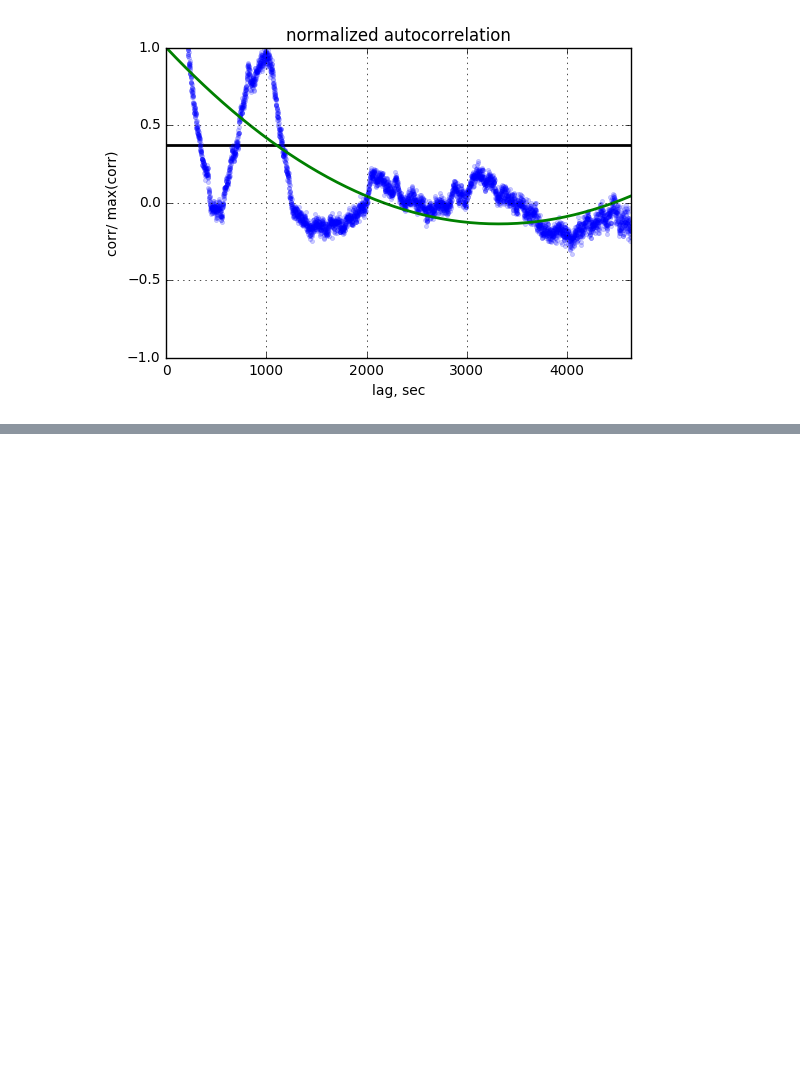
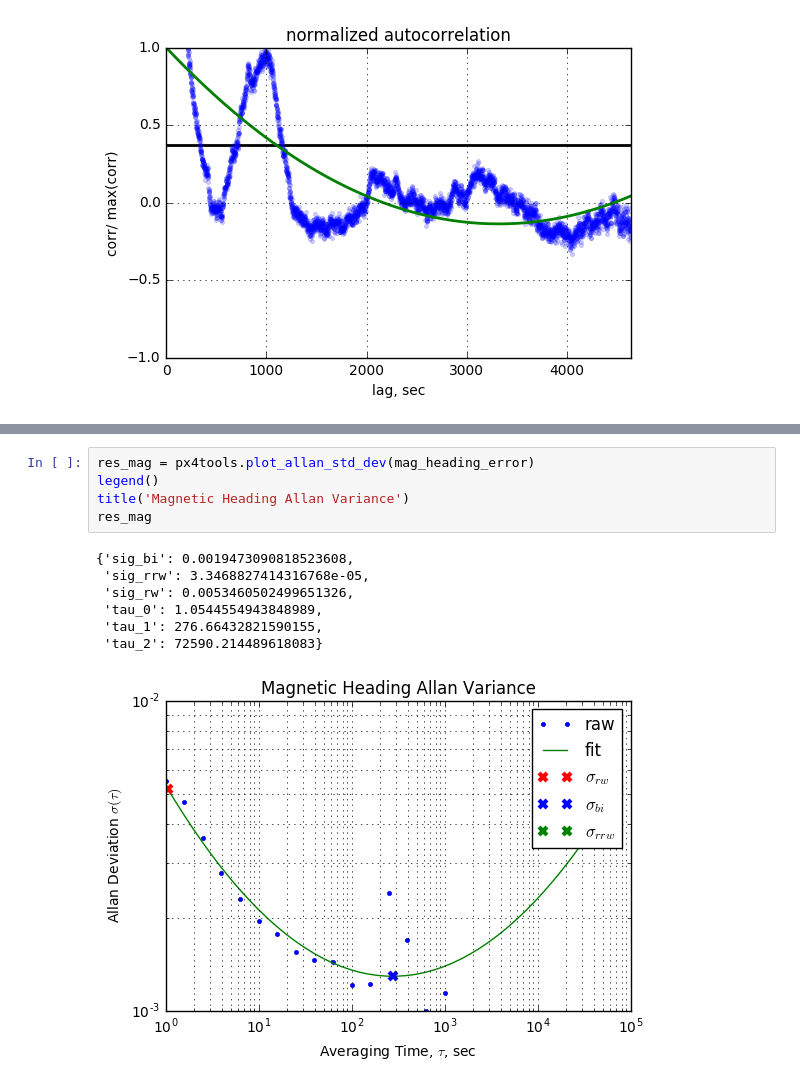
Before and after one commit to jgoppert/iekf_analysis, a Jupyter notebook: Pixhawk Noise Identification.ipynb, the cells around one changed output, grey strips where cells are left out. Saved outputs shown, nothing was run; the diff lists cells and outputs as text; blank space fills up the shorter version.

```diff
--- a/Pixhawk Noise Identification.ipynb
+++ b/Pixhawk Noise Identification.ipynb
@@ -214,0 +237,13 @@ px4tools.ulog.plot_autocorrelation(
+# %%
+res_mag = px4tools.plot_allan_std_dev(mag_heading_error)
+legend()
+title('Magnetic Heading Allan Variance')
+res_mag
+# %% [output]
+{'sig_bi': 0.0019473090818523608,
+ 'sig_rrw': 3.3468827414316768e-05,
+ 'sig_rw': 0.0053460502499651326,
+ 'tau_0': 1.0544554943848989,
+ 'tau_1': 276.66432821590155,
+ 'tau_2': 72590.214489618083}
+[figure, added]
```
Also changed, not shown: parts of 12 cells of this notebook, 2 other files.
